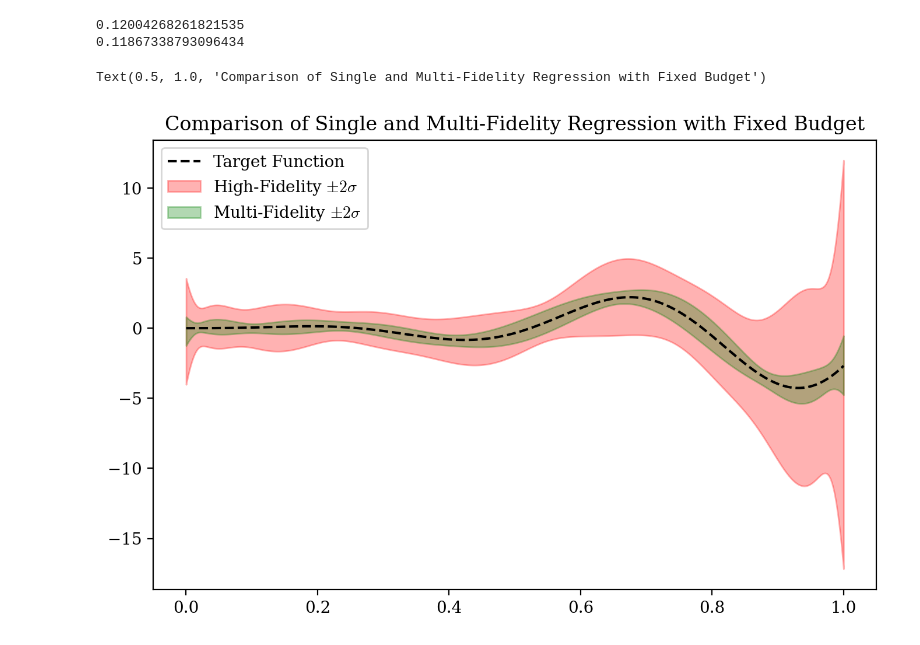
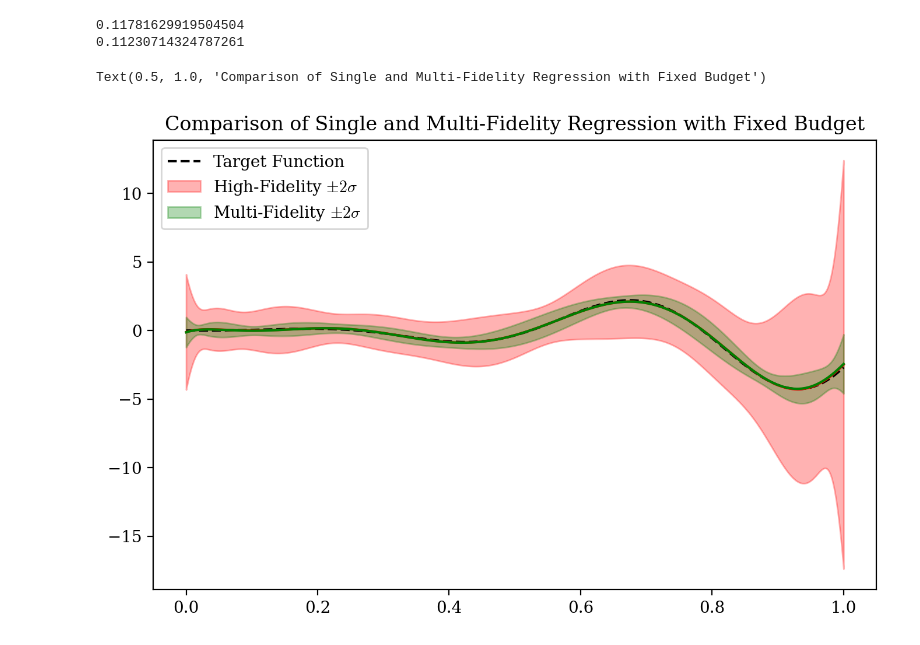
Before and after one commit to atticusdrex/MAGPI, a Jupyter notebook: SamplingOptimization/MFLinReg.ipynb, the cells around one changed output. Drawn from its saved outputs; the diff is of its cells as text; code cells hidden in the pictures.

```diff
--- a/SamplingOptimization/MFLinReg.ipynb
+++ b/SamplingOptimization/MFLinReg.ipynb
@@ -14,7 +14,9 @@ plt.rcParams.update({
 # LINEAR-B
 funcs = [
     lambda x: ((5*x**2) * np.sin(12*x)),
-    lambda x: (2*(5*x**2) * np.sin(12*x)+(x**3-0.5*np.sin(3*x-0.5))+4*np.cos(2*x))]
+    lambda x: (2*(5*x**2) * np.sin(12*x)+(x**3-0.5*np.sin(3*x-0.5))+4*np.cos(2*x))
+]
+
 
 # Setting the minimum condition number
 rcond = 1e-15
@@ -112,6 +114,6 @@ Using 10 hf samples
 # %%
 a = np.trace(Sigma_xx_inv @ Sigma_xy1)
-b = np.trace(Sigma_xx_inv @ Sigma_xy12 @ np.linalg.lstsq(Sigma_xy2, Sigma_xy12.T)[0])
+b = np.trace(Sigma_xx_inv @ Sigma_xy12 @ np.linalg.lstsq(Sigma_xy2, Sigma_xy12.T, rcond=rcond)[0])
 n_1 = B * (c1 * (a-b) - np.sqrt(b * c1 * c2 * (a-b))) / (c1 * (c1 *(a-b) - b*c2))
 n_2 = B * (-a * c1 * c2 + (c1 + c2) * np.sqrt(b * c1 * c2 *(a-b))) / (c1*c2*(a*c1 - b*(c1+c2)))
 print("Using %d hf and %d lf samples" % (int(n_1), int(n_2)))
@@ -158,24 +160,28 @@ for i in range(n_trials):
 
 # Printing final squared error
 print(np.mean(squared_errors))
-mc_term = np.trace(Sigma_xx_inv @ (Sigma_xy1 - n_2 / (n_1 + n_2) * Sigma_xy12 @ np.linalg.lstsq(Sigma_xy2, Sigma_xy12.T)[0]) )/ n_1
+mc_term = np.trace(Sigma_xx_inv @ (Sigma_xy1 - n_2 / (n_1 + n_2) * Sigma_xy12 @ np.linalg.lstsq(Sigma_xy2, Sigma_xy12.T,rcond=rcond)[0]) )/ n_1
 print(mc_term + irreducible_term)
 # %% [output]
-0.12004268261821535
-0.11867338793096434
+0.11781629919504504
+0.11230714324787261
 # %%
 inds = np.argsort(z_pilot)
 hf_mean, hf_two_sigma = hf_preds.mean(axis=1), 2*hf_preds.std(axis=1)
 mf_mean, mf_two_sigma = mf_preds.mean(axis=1), 2*mf_preds.std(axis=1)
 plt.figure(figsize=(8,5), dpi = 200)
 plt.plot(z_pilot[inds], y1_pilot[inds], label = "Target Function", linestyle = 'dashed', color = 'black')
 plt.fill_between(z_pilot[inds], hf_mean[inds] - hf_two_sigma[inds], hf_mean[inds]+ hf_two_sigma[inds], color = 'red', alpha = 0.3, label = "High-Fidelity $\\pm 2 \\sigma$")
+plt.plot(z_pilot[inds], hf_mean[inds] , color = 'red')
+
 plt.fill_between(z_pilot[inds], mf_mean[inds] - mf_two_sigma[inds], mf_mean[inds]+ mf_two_sigma[inds], color = 'green', alpha = 0.3, label = "Multi-Fidelity $\\pm 2 \\sigma$")
+plt.plot(z_pilot[inds], mf_mean[inds] , color = 'green')
+
 plt.legend()
 plt.title("Comparison of Single and Multi-Fidelity Regression with Fixed Budget")
 # %% [output]
 Text(0.5, 1.0, 'Comparison of Single and Multi-Fidelity Regression with Fixed Budget')
-[figure, old version]
+[figure, new version]
 # %%
 Bs = [25, 50, 100, 200, 400, 800, 1600, 3200, 6400, 12800, 25600]
 mf_means = []
```
Also changed, not shown: parts of 7 cells of this notebook, 3 other files.
